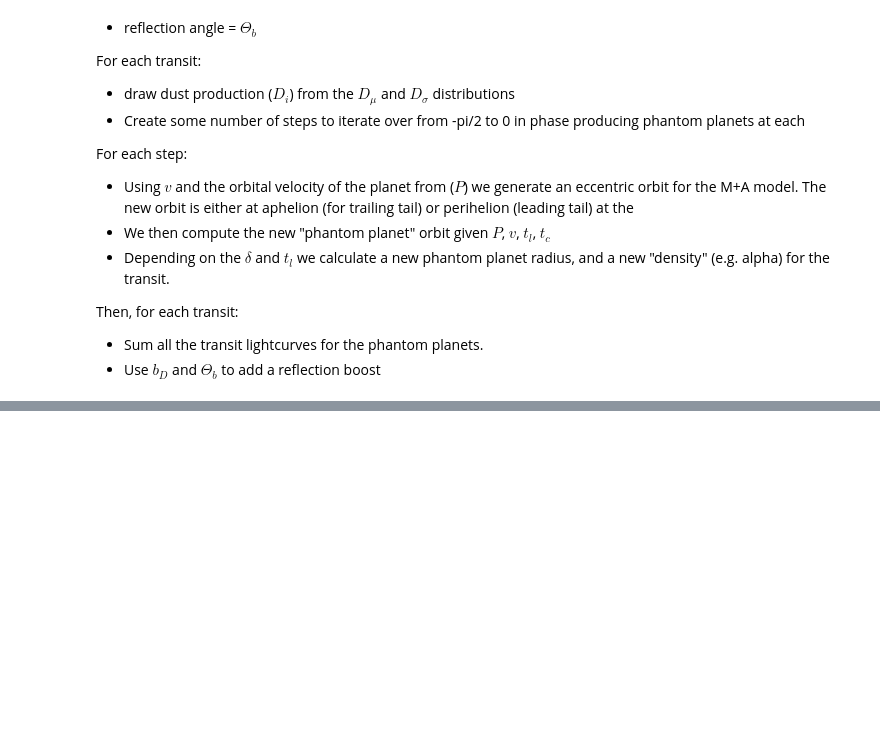
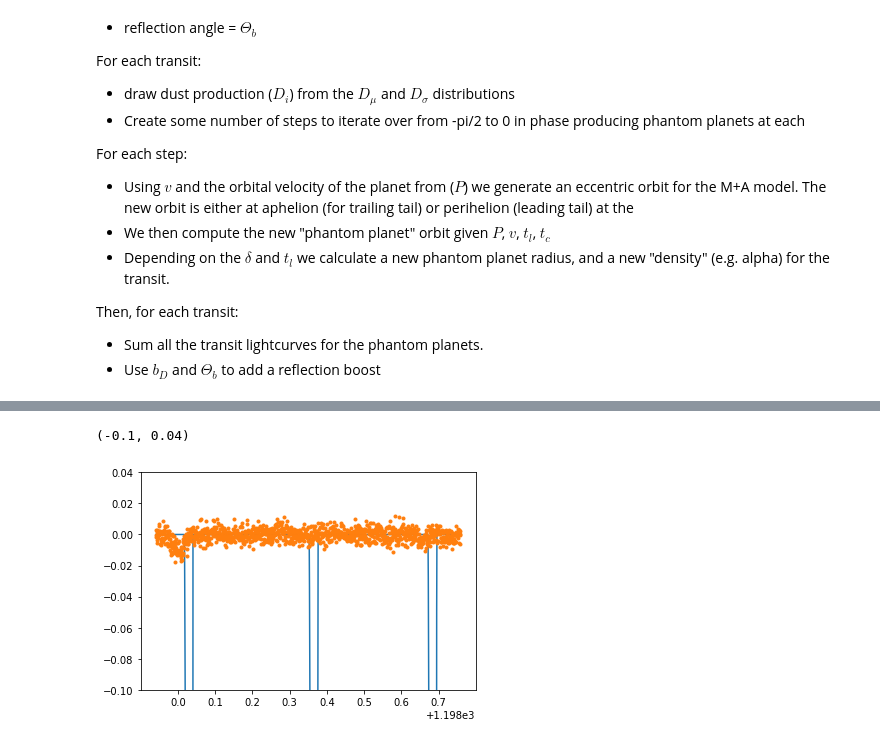
Before and after one commit to hposborn/project-find-evaporators, a Jupyter notebook: Model Ideas Notes.ipynb, the cells around one changed output, grey strips where cells are left out. Cells and saved outputs as stored; diff of their text form; code cells hidden in the pictures; blank space fills up the shorter version.

Commit message:
Stacked Transit model now producing transits

```diff
--- a/Model Ideas Notes.ipynb
+++ b/Model Ideas Notes.ipynb
@@ -103,0 +75,18 @@ def EvapModel(t, paramdic, use_gp=True, n_steps=10):
+# %%
+from astropy import units as u
+from astropy import constants as c
+
+import numpy as np
+import matplotlib.pyplot as plt
+%matplotlib inline
+
+import exoplanet as xo
+import theano.tensor as tt
+import theano.tensor.extra_ops as ttx
+
+import pandas as pd
+dat=np.genfromtxt("k1255_lc.dat")
+
+import pymc3 as pm
+%load_ext autoreload
+%autoreload 2
@@ -103,0 +227,10 @@ def EvapModel(t, paramdic, use_gp=True, n_steps=10):
+# %%
+with model:
+    map_estimate = pm.find_MAP(model=model, method="powell")
+# %%
+plt.plot(t[:1200],map_estimate['stacked_lc'][:1200],'-')
+plt.plot(t[:1200],flux[:1200],'.')
+plt.ylim(-0.1,0.04)
+# %% [output]
+(-0.1, 0.04)
+[figure, added]
```
Also changed, not shown: parts of 26 cells of this notebook, 2 other files.
